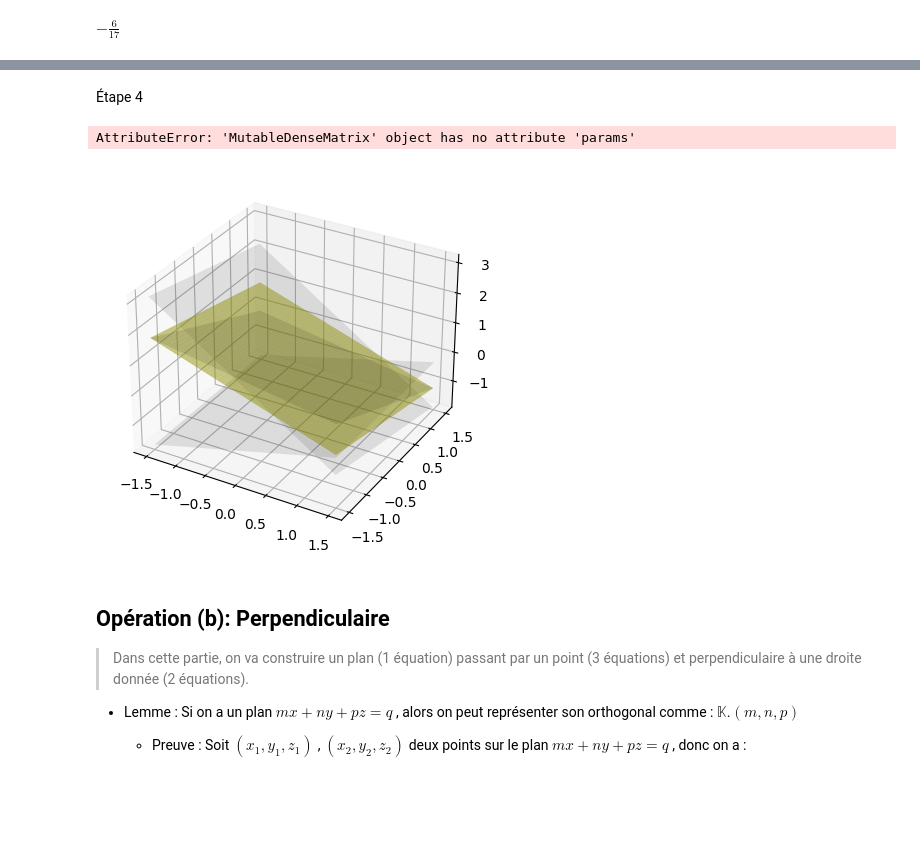
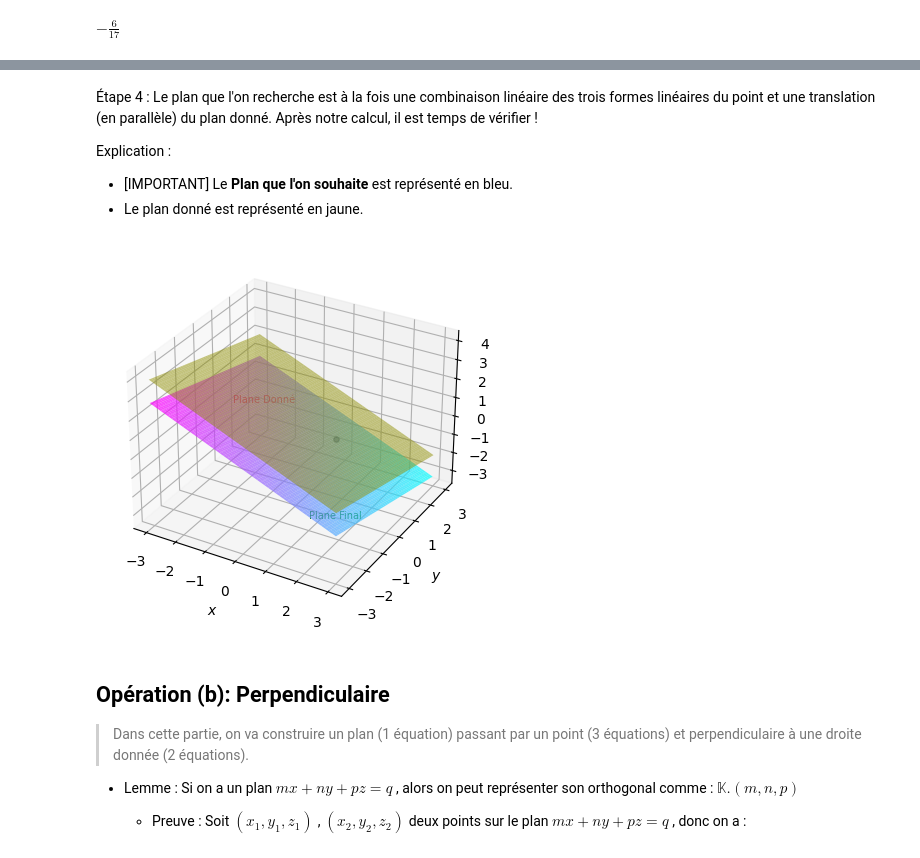
Before and after one commit to Languisher/Projects-2023, a Jupyter notebook: Projet_AL/Projet_Final.ipynb, the cells around one changed output, grey strips where cells are left out. Cells and saved outputs as stored; diff of their text form; code cells hidden in the pictures; blank space fills up the shorter version.

```diff
--- a/Projet_AL/Projet_Final.ipynb
+++ b/Projet_AL/Projet_Final.ipynb
@@ -194,12 +199,12 @@ def parallel(point=Point(), plan=Plan()):
      plan_final_coef.simplify()
      plan_final = Plan(plan_final_coef)
 
-     return plan_final_coef
+     return plan_final
 # %% [markdown]
 Notre exemple :
 # %%
 point_intersection = Point((1, 2, 3, 1), (4, 1, 3, 2), (1, 0, -2, 2))
-plan_reference = Plan((2, 1, 3, -3))
+plan_reference = Plan((2, 1, 3, 3))
 plan_final = parallel(point_intersection, plan_reference)
-plan_final
+plan_final.info()
 # %% [output]
@@ -341,7 +312,7 @@ def parallel_partie(point=Point(), plan=Plan()):
      return list(parametre_lambda_gamma_mu.values())
 
 point_intersection = Point((1, 2, 3, 1), (4, 1, 3, 2), (1, 0, -2, 2))
-plan_reference = Plan((2, 1, 3, 1))
+plan_reference = Plan((2, 1, 3, 3))
 n_lamda, n_mu, n_gamma = *parallel_partie(point_intersection, plan_reference),
 display(n_lamda, n_mu, n_gamma)
 # %% [output]
@@ -397,56 +367,71 @@ TypeError: ufunc 'isnan' not supported for the input types, and the inputs could
-# %% [markdown]
-Étape 4
+# %% [markdown]
+Étape 4 : Le plan que l'on recherche est à la fois une combinaison linéaire des trois formes linéaires du point et une translation (en parallèle) du plan donné. Après notre calcul, il est temps de vérifier !
+
+Explication :
+- [IMPORTANT] Le **Plan que l'on souhaite** est représenté en bleu.
+- Le plan donné est représenté en jaune.
 # %%
 ax = plt.axes(projection="3d")
 
-x_data = np.arange(-1.5, 1.5, 0.01)
-y_data = np.arange(-1.5, 1.5, 0.01)
+x_data = np.arange(-3, 3, 0.01)
+y_data = np.arange(-3, 3, 0.01)
 
 X, Y = np.meshgrid(x_data, y_data)
 
 point_intersection_Z = [0, 0, 0]
-
-# ---Explication : Ici, on utilise le nom "point_intersection" comme celui dans l'exemple précédent--- #
-for i in range(3):
-    point_intersection_Z[i] = (point_intersection.params[i][3] - \
-                               point_intersection.params[i][0] * X - \
-                               point_intersection.params[i][1] * Y) / point_intersection.params[i][2]
-
-    ax.plot_surface(X, Y, point_intersection_Z[i], color="black", alpha=0.1)
 
 # ---Le résultat d'après le théorème d'hyperplan--- #
 plan_nouveau_Z = ((n_lamda * point_intersection.params[0][3] + \
                  n_mu * point_intersection.params[1][3] + \
                  n_gamma * point_intersection.params[2][3]) - \
                  (n_lamda * point_intersection.params[0][0] +
                    n_mu * point_intersection.params[1][0] +
                    n_gamma * point_intersection.params[2][0]) * X - \
                  (n_lamda * point_intersection.params[0][1] +
                   n_mu * point_intersection.params[1][1] +
                   n_gamma * point_intersection.params[2][1]) * Y) / \
                  (n_lamda * point_intersection.params[0][2] +
                   n_mu * point_intersection.params[1][2] +
                   n_gamma * point_intersection.params[2][2])
 
-# ax.plot_surface(X, Y, plan_nouveau_Z, cmap="plasma", alpha=0.5)
 
 ### ---NOUVEAU PARTIE--- ###
 
 plan_reference_Z = (plan_reference.params[0][3] - plan_reference.params[0][0] * X - plan_reference.params[0][1] * Y) / plan_reference.params[0][2]
 ax.plot_surface(X, Y, plan_reference_Z, color="yellow", alpha=0.5)
 
-plan_final_Z = (plan_final[3] - plan_final[0] * X - plan_final[1] * Y) / plan_final[2]
+plan_nouveau_Z = ((n_lamda * point_intersection.params[0][3] + \
+                 n_mu * point_intersection.params[1][3] + \
+                 n_gamma * point_intersection.params[2][3]) - \
+                 (n_lamda * point_intersection.params[0][0] +
+                   n_mu * point_intersection.params[1][0] +
+                   n_gamma * point_intersection.params[2][0]) * X - \
+                 (n_lamda * point_intersection.params[0][1] +
+                  n_mu * point_intersection.params[1][1] +
+                  n_gamma * point_intersection.params[2][1]) * Y) / \
+                 (n_lamda * point_intersection.params[0][2] +
+                  n_mu * point_intersection.params[1][2] +
+                  n_gamma * point_intersection.params[2][2])
+
+
+plan_final_Z = (plan_final.params[0][3] -
+                plan_final.params[0][0] * X -
+                plan_final.params[0][1] * Y) / plan_final.params[0][2]
+
 ax.plot_surface(X, Y, plan_final_Z, cmap="cool", alpha=0.7)
 ax.scatter(point_commun[x], point_commun[y], point_commun[z], color="black", s=15, alpha=0.5)
 ax.set_xlabel("$x$")
 ax.set_ylabel("$y$")
 ax.set_zlabel("$z$")
 # ax.view_init(azim=75, elev=15)
+
+ax.text(1, -1, -3, f'Plan Final', fontsize=7, color="green")
+
+ax.text(-1.5, -1, 2, f'Plan Donné', fontsize=7, color="red")
 plt.savefig("./a4.pdf")
 plt.show()
 # %% [output]
-AttributeError: 'MutableDenseMatrix' object has no attribute 'params'
-[figure, old version]
+[figure, new version]
 # %% [markdown]
 ## Opération (b): Perpendiculaire
 
```
Also changed, not shown: parts of 31 cells of this notebook, 12 other files.
